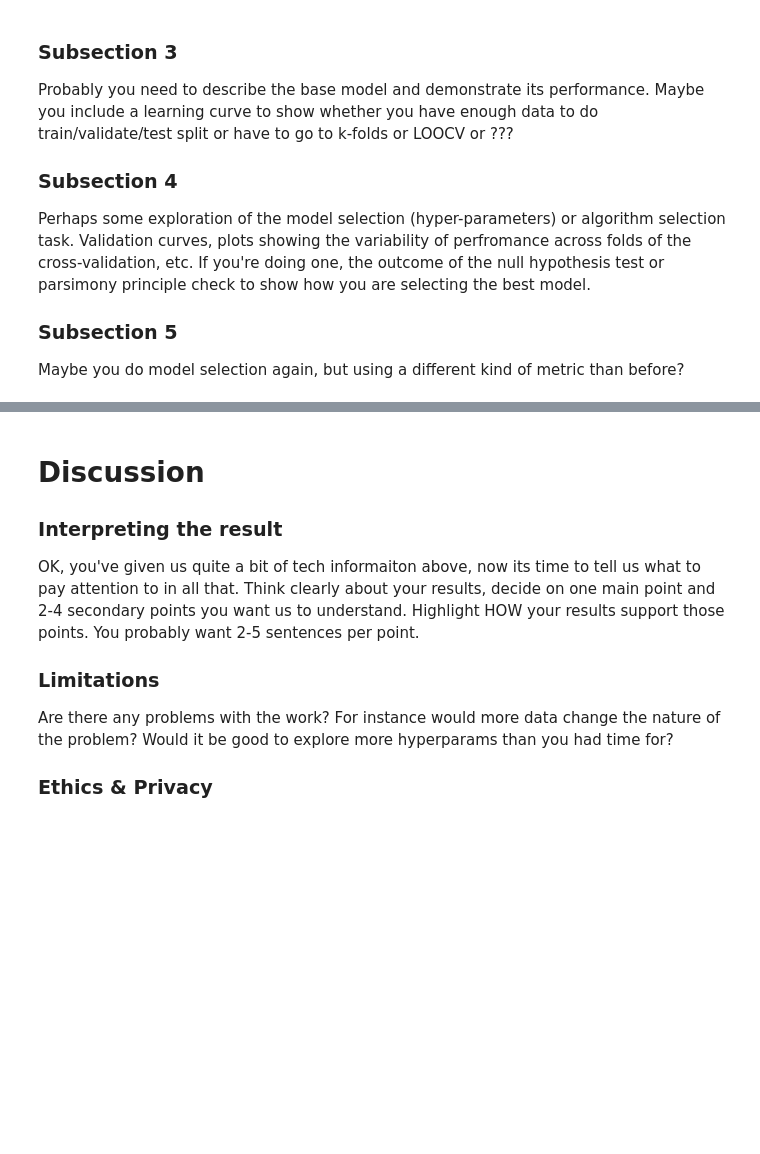
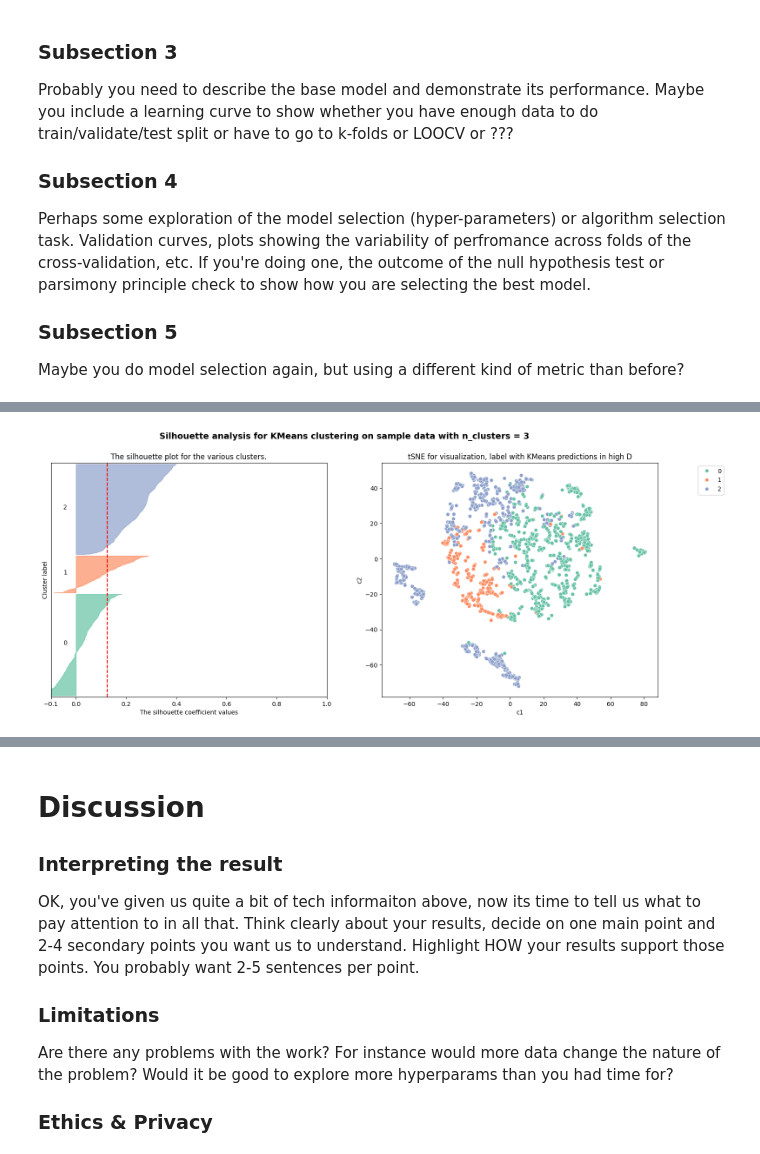
Before and after one commit to pallavigkwd/COGS118BGroup, a Jupyter notebook: FinalProject_groupXXX.ipynb, the cells around one changed output, grey strips where cells are left out. Saved outputs shown, nothing was run; the diff lists cells and outputs as text; code cells hidden in the pictures; blank space fills up the shorter version.

```diff
--- a/FinalProject_groupXXX.ipynb
+++ b/FinalProject_groupXXX.ipynb
@@ -86,0 +322,96 @@ Maybe you do model selection again, but using a different kind of metric than be
+# %%
+##copy/pasted from lecture notebook 19 and edited to be used for our data
+### copy/pasted with some mods from https://scikit-learn.org/stable/auto_examples/cluster/plot_kmeans_silhouette_analysis.html
+
+import matplotlib.cm as cm
+import matplotlib.pyplot as plt
+import numpy as np
+
+from sklearn.cluster import KMeans
+from sklearn.datasets import make_blobs
+from sklearn.metrics import silhouette_samples, silhouette_score
+
+X= X_train.values #turn into numpy
+
+range_n_clusters = [3, 4, 5] #Determined by the elbow above
+
+for n_clusters in range_n_clusters:
+    fig, (ax1, ax2) = plt.subplots(1, 2)
+    fig.set_size_inches(18, 7)
+    ax1.set_xlim([-0.1, 1])
+    ax1.set_ylim([0, len(X) + (n_clusters + 1) * 10])
+
+    # Initialize the clusterer with n_clusters value and a random generator
+    # seed of 10 for reproducibility.
+    clusterer = cluster.KMeans(n_clusters=n_clusters, random_state=10)
+    cluster_labels = clusterer.fit_predict(X)
+
+    # The silhouette_score gives the average value for all the samples.
+    # This gives a perspective into the density and separation of the formed
+    # clusters
+    silhouette_avg = silhouette_score(X, cluster_labels)
+    print(
+        "For n_clusters =",
+        n_clusters,
+        "The average silhouette_score is :",
+        silhouette_avg,
+    )
+
+    # Compute the silhouette scores for each sample
+    sample_silhouette_values = silhouette_samples(X, cluster_labels)
+
+    y_lower = 10
+    for i in range(n_clusters):
+        # Aggregate the silhouette scores for samples belonging to
+        # cluster i, and sort them
+        ith_cluster_silhouette_values = sample_silhouette_values[cluster_labels == i]
+
+        ith_cluster_silhouette_values.sort()
+
+        size_cluster_i = ith_cluster_silhouette_values.shape[0]
+        y_upper = y_lower + size_cluster_i
+
+        color = sns.color_palette('Set2', n_clusters)[i]
+        ax1.fill_betweenx(
+            np.arange(y_lower, y_upper),
+            0,
+            ith_cluster_silhouette_values,
+            facecolor=color,
+            edgecolor=color,
+            alpha=0.7,
+        )
+
+        # Label the silhouette plots with their cluster numbers at the middle
+        ax1.text(-0.05, y_lower + 0.5 * size_cluster_i, str(i))
+
+        # Compute the new y_lower for next plot
+        y_lower = y_upper + 10  # 10 for the 0 samples
+
+    ax1.set_title("The silhouette plot for the various clusters.")
+    ax1.set_xlabel("The silhouette coefficient values")
+    ax1.set_ylabel("Cluster label")
+
+    # The vertical line for average silhouette score of all the values
+    ax1.axvline(x=silhouette_avg, color="red", linestyle="--")
+
+    ax1.set_yticks([])  # Clear the yaxis labels / ticks
+    ax1.set_xticks([-0.1, 0, 0.2, 0.4, 0.6, 0.8, 1])
+
+    # 2nd Plot showing the actual clusters formed
+
+    predicted = clusterer.predict(X)
+    tcs['prediction'] = predicted
+    sns.scatterplot(data=tcs, x='c1', y='c2', hue='prediction',
+                    palette='Set2', ax=ax2)
+    plt.title('tSNE for visualization, label with KMeans predictions in high D')
+    ax2.legend(bbox_to_anchor=(1.25, 1));
+
+    plt.suptitle(
+        "Silhouette analysis for KMeans clustering on sample data with n_clusters = %d"
+        % n_clusters,
+        fontsize=14,
+        fontweight="bold",
+    )
+
+plt.show()
+# %% [output]
@@ -86,0 +421 @@ Maybe you do model selection again, but using a different kind of metric than be
+[figure, added]
```
Also changed, not shown: parts of 38 cells of this notebook.
